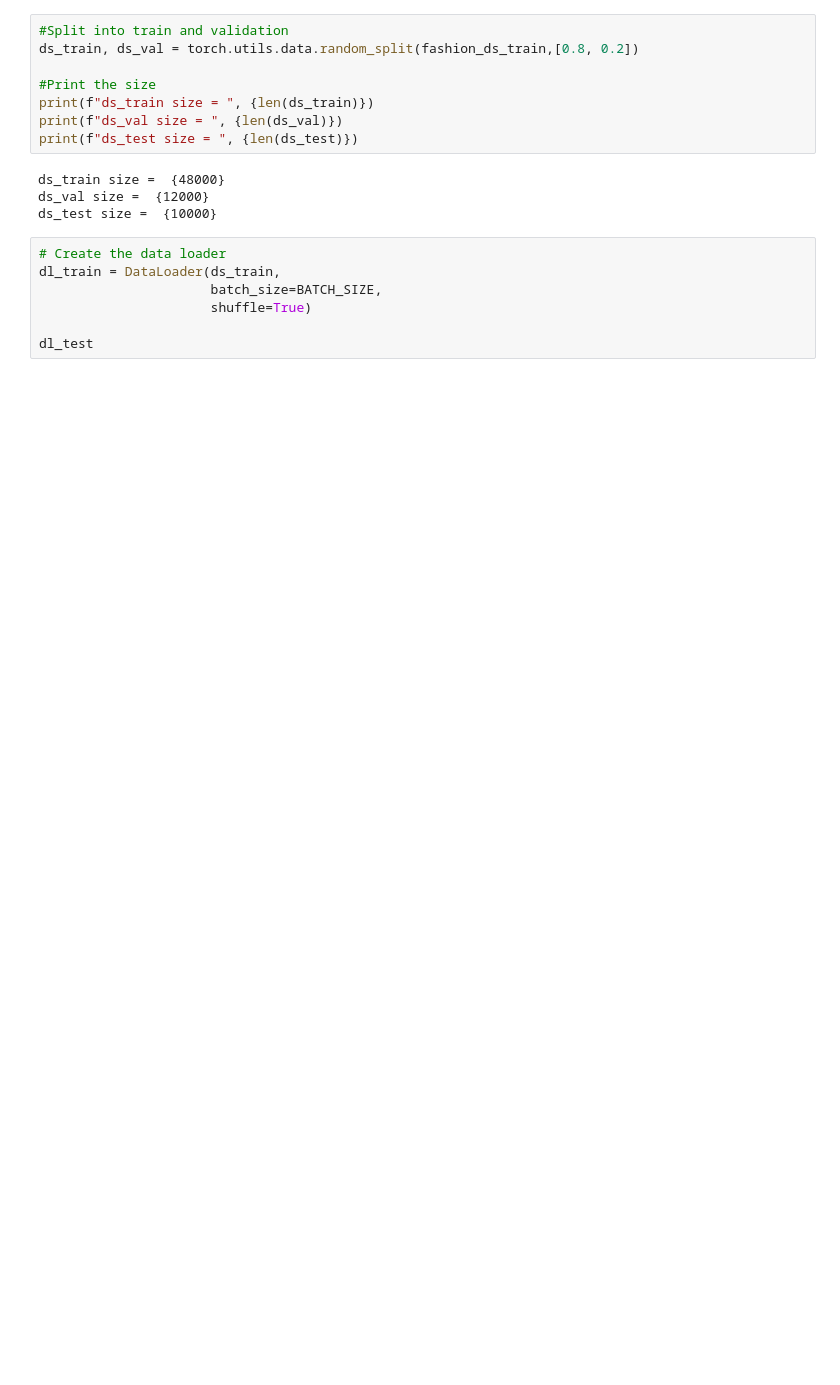
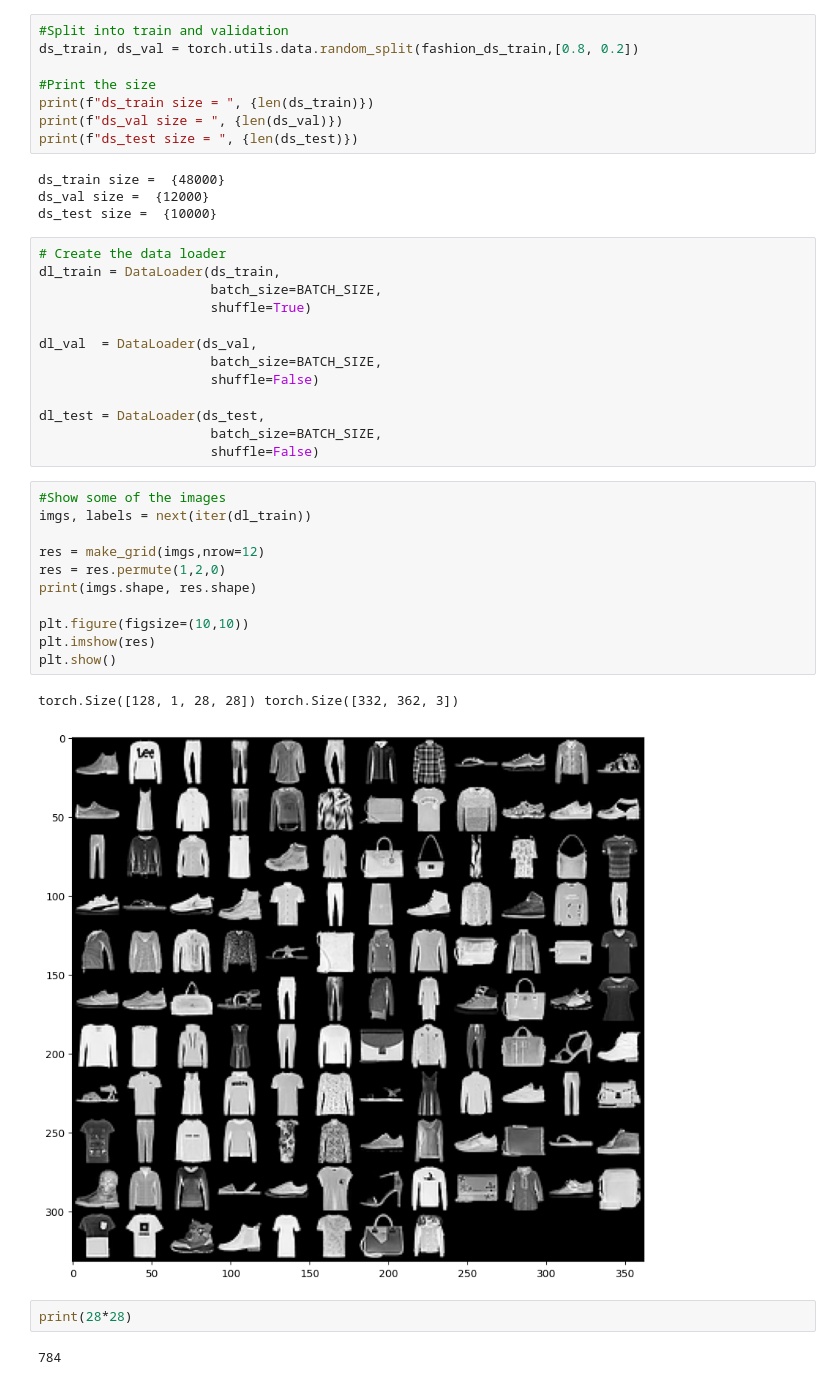
Before and after one commit to rudraxx/pytorch, a Jupyter notebook: 05_fashion_mnist_CNN_tutorial.ipynb, the cells around one changed output. Cells and saved outputs as stored; diff of their text form; blank space fills up the shorter version.

```diff
--- a/05_fashion_mnist_CNN_tutorial.ipynb
+++ b/05_fashion_mnist_CNN_tutorial.ipynb
@@ -63,4 +98,28 @@ dl_train = DataLoader(ds_train,
                       batch_size=BATCH_SIZE,
                       shuffle=True)
 
-dl_test
+dl_val  = DataLoader(ds_val,
+                      batch_size=BATCH_SIZE,
+                      shuffle=False)
+
+dl_test = DataLoader(ds_test,
+                      batch_size=BATCH_SIZE,
+                      shuffle=False)
+# %%
+#Show some of the images
+imgs, labels = next(iter(dl_train))
+
+res = make_grid(imgs,nrow=12)
+res = res.permute(1,2,0)
+print(imgs.shape, res.shape)
+
+plt.figure(figsize=(10,10))
+plt.imshow(res)
+plt.show()
+# %% [output]
+torch.Size([128, 1, 28, 28]) torch.Size([332, 362, 3])
+[figure, added]
+# %%
+print(28*28)
+# %% [output]
+784
```
Also changed, not shown: parts of 9 cells of this notebook.
